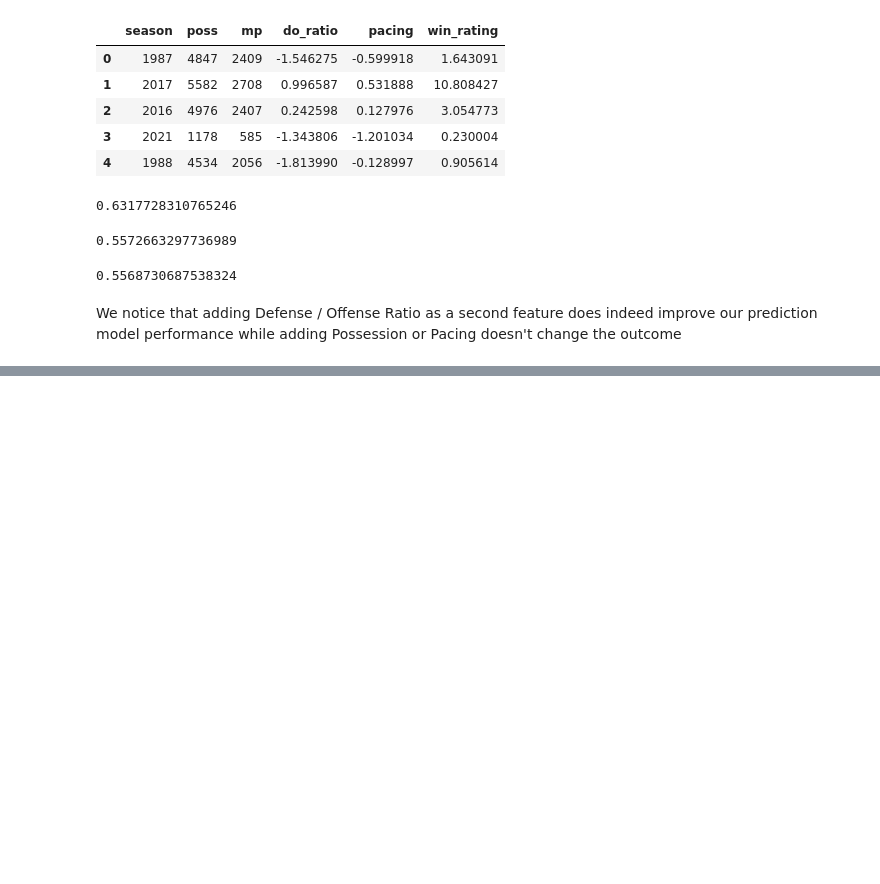
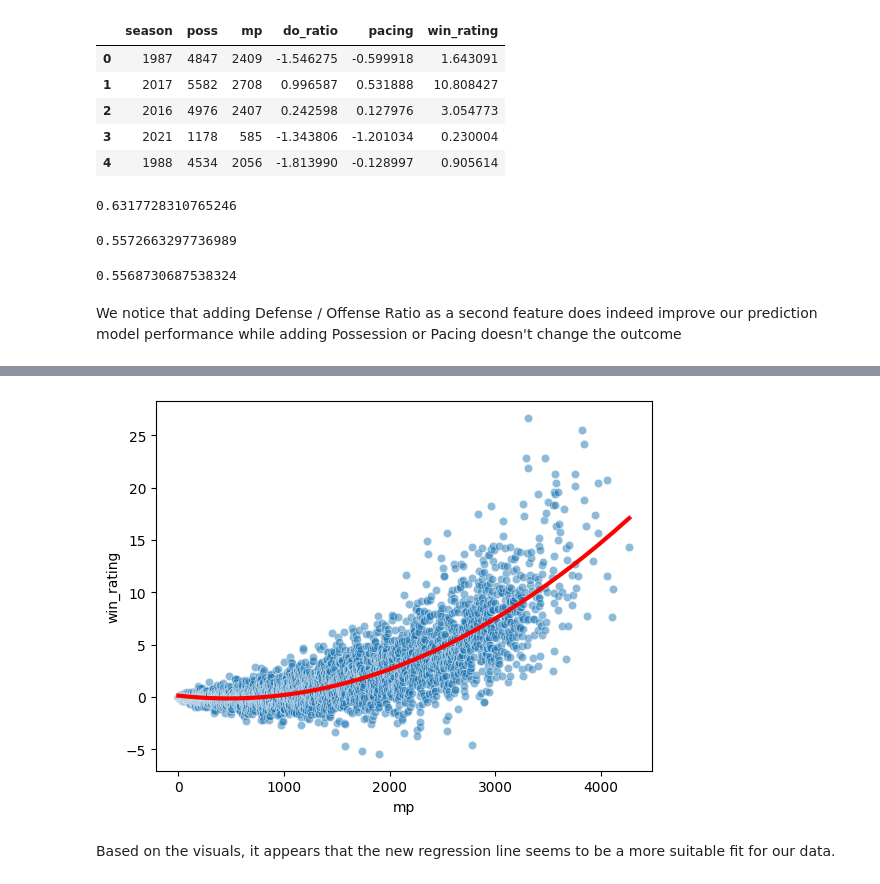
Before and after one commit to Dimasaur/nba_project, a Jupyter notebook: nba_project.ipynb, the cells around one changed output, grey strips where cells are left out. Cells and saved outputs as stored; diff of their text form; code cells hidden in the pictures; blank space fills up the shorter version.

Commit message:
adding polynomial features

```diff
--- a/nba_project.ipynb
+++ b/nba_project.ipynb
@@ -260,0 +269,9 @@ We notice that adding Defense / Offense Ratio as a second feature does indeed im
+# %%
+# We apply first polynomial feature with the second degree and fit_transform our minutes played
+poly_2 = PolynomialFeatures(degree=2,include_bias=False)
+X_poly = pd.DataFrame(poly_2.fit_transform(X))
+X_poly = X_poly.rename(columns={
+    0:'mp',
+    1:'mp2'
+})
+X_poly.head()
@@ -260,0 +285,21 @@ We notice that adding Defense / Offense Ratio as a second feature does indeed im
+# %%
+# We sort the data for the plotting our scatterplot
+
+data_mp_sorted = data.sort_values('mp')
+
+X_sorted = data_mp_sorted[['mp']]
+y_sorted = data_mp_sorted[['win_rating']]
+
+# Fitting and transforming the model with the polynomial features and running predictions
+X_poly = poly_2.fit_transform(X_sorted)
+model.fit(X_poly,y_sorted)
+predictions = model.predict(X_poly)
+
+# Visualizing the result from over the original data
+sns.scatterplot(x=X_sorted['mp'],y=y_sorted['win_rating'],alpha=0.5)
+plt.plot(X_sorted['mp'], predictions, linewidth=3, color='r')
+plt.show();
+# %% [output]
+[figure, added]
+# %% [markdown]
+Based on the visuals, it appears that the new regression line seems to be a more suitable fit for our data.
```
Also changed, not shown: parts of 4 cells of this notebook.
